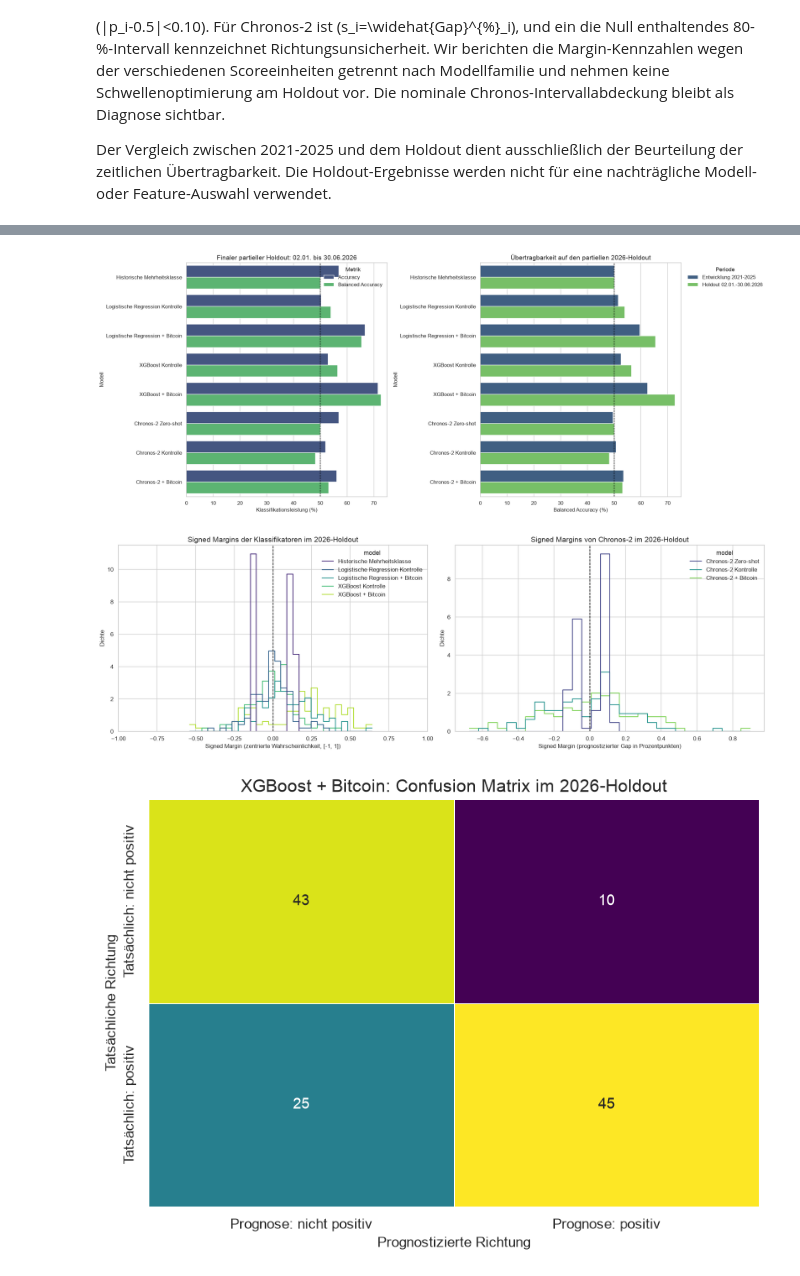
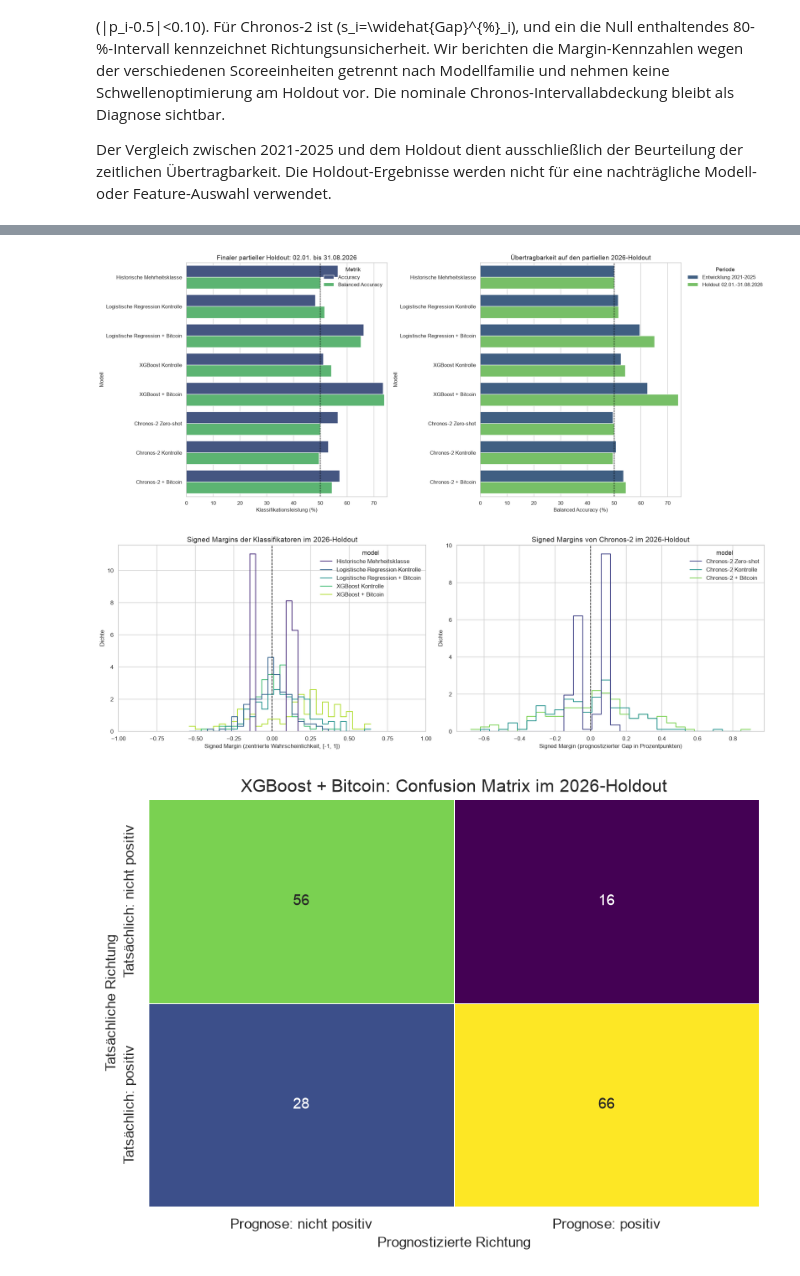
Before and after one commit to Steff72/CSP1, a Jupyter notebook: notebooks/btc_overnight_qqq_forecasting.ipynb, the cells around one changed output, grey strips where cells are left out. Saved outputs shown, nothing was run; the diff lists cells and outputs as text; code cells hidden in the pictures.

Commit message:
Extend holdout through August 2026

```diff
--- a/notebooks/btc_overnight_qqq_forecasting.ipynb
+++ b/notebooks/btc_overnight_qqq_forecasting.ipynb
@@ -95,7 +95,7 @@ import yfinance as yf
 # Keep all configuration visible and reproducible
 RANDOM_SEED = 42
 START_DATE = "2018-02-01"
-DATA_END_DATE = "2026-07-01"  # Exclusive and fully completed
+DATA_END_DATE = "2026-09-01"  # Exclusive and fully completed
 HOLDOUT_START = pd.Timestamp("2026-01-01")
 VALIDATION_YEARS = [2021, 2022, 2023, 2024, 2025]
 FORECAST_TIMEZONE = "America/New_York"
@@ -4912,7 +4999,7 @@ balanced_transfer_plot["Periode"] = balanced_transfer_plot[
 ].replace(
     {
         "Balanced Accuracy Entwicklung 2021-2025": "Entwicklung 2021-2025",
-        "Balanced Accuracy Holdout 2026": "Holdout 02.01.-30.06.2026",
+        "Balanced Accuracy Holdout 2026": "Holdout 02.01.-31.08.2026",
     }
 )
 balanced_transfer_plot["Balanced Accuracy (%)"] = (
@@ -4931,7 +5018,7 @@ sns.barplot(
 )
 axes[0].axvline(50, color="black", linewidth=1, linestyle="--")
 axes[0].set_xlim(0, 75)
-axes[0].set_title("Finaler partieller Holdout: 02.01. bis 30.06.2026")
+axes[0].set_title("Finaler partieller Holdout: 02.01. bis 31.08.2026")
 axes[0].set_xlabel("Klassifikationsleistung (%)")
 axes[0].set_ylabel("Modell")
 axes[0].legend(title="Metrik")
@@ -5009,36 +5096,36 @@ final_model_holdout = holdout_classification_predictions[
 ]
 final_confusion_matrix = confusion_matrix(
     final_model_holdout["actual"],
     final_model_holdout["prediction"],
     labels=[0, 1],
 )
 true_negative, false_positive, false_negative, true_positive = (
     final_confusion_matrix.ravel()
 )
 final_confusion_display = pd.DataFrame(
     final_confusion_matrix,
     index=["Tatsächlich: nicht positiv", "Tatsächlich: positiv"],
     columns=["Prognose: nicht positiv", "Prognose: positiv"],
 )
 
 plt.figure(figsize=(7.5, 5.5))
 sns.heatmap(
     final_confusion_display,
     annot=True,
     fmt="d",
     cmap="viridis",
     cbar=False,
     linewidths=0.5,
 )
 plt.title("XGBoost + Bitcoin: Confusion Matrix im 2026-Holdout")
 plt.xlabel("Prognostizierte Richtung")
 plt.ylabel("Tatsächliche Richtung")
 plt.tight_layout()
 plt.show()
 # %% [output]
-[figure, old version]
+[figure, new version]
-[figure, old version]
+[figure, new version]
-[figure, old version]
+[figure, new version]
 # %%
 # Derive the final narrative only from the executed holdout results
 holdout_indexed = holdout_metrics.set_index("model")
```
Also changed, not shown: parts of 18 cells of this notebook, 1 other file.
